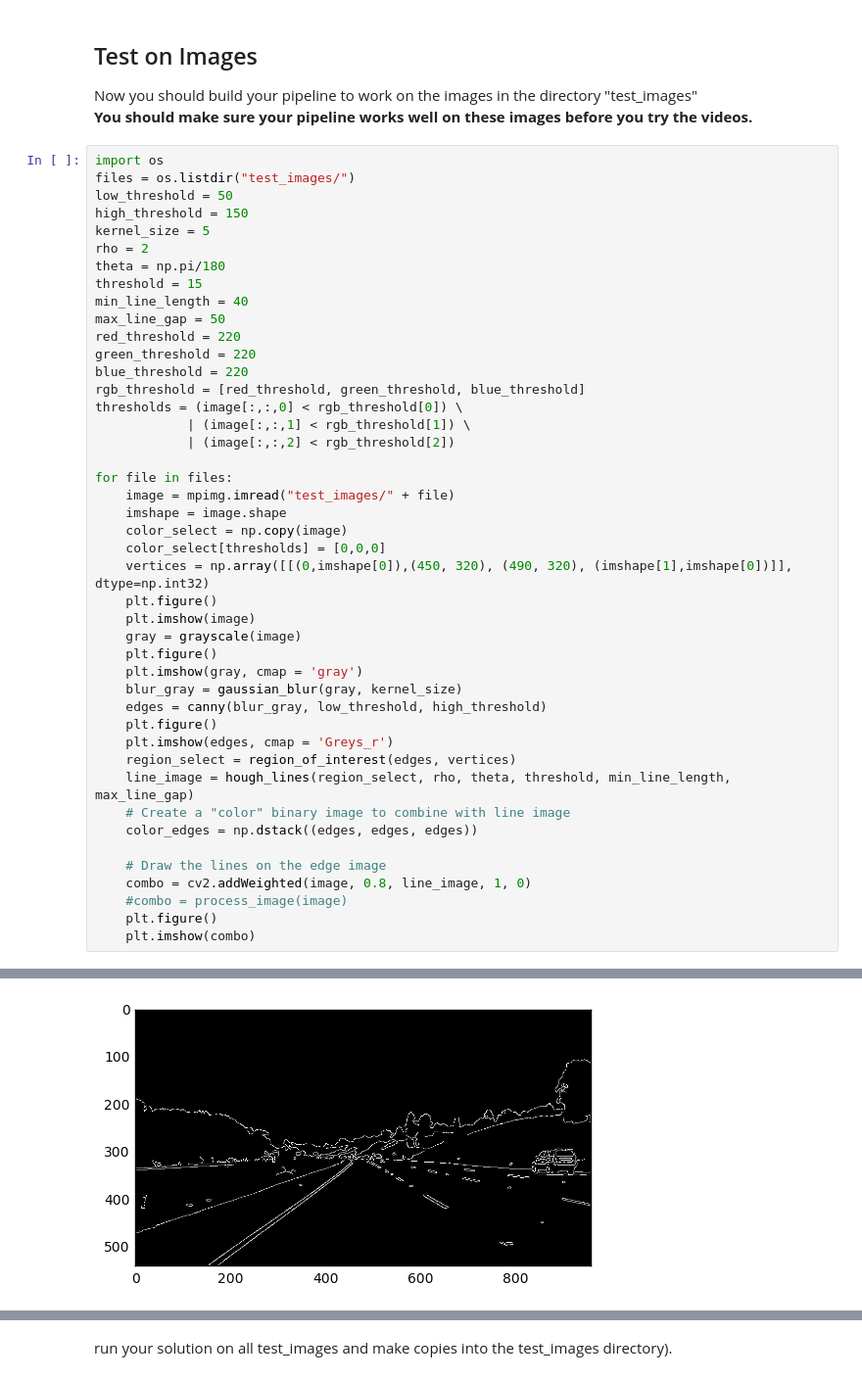
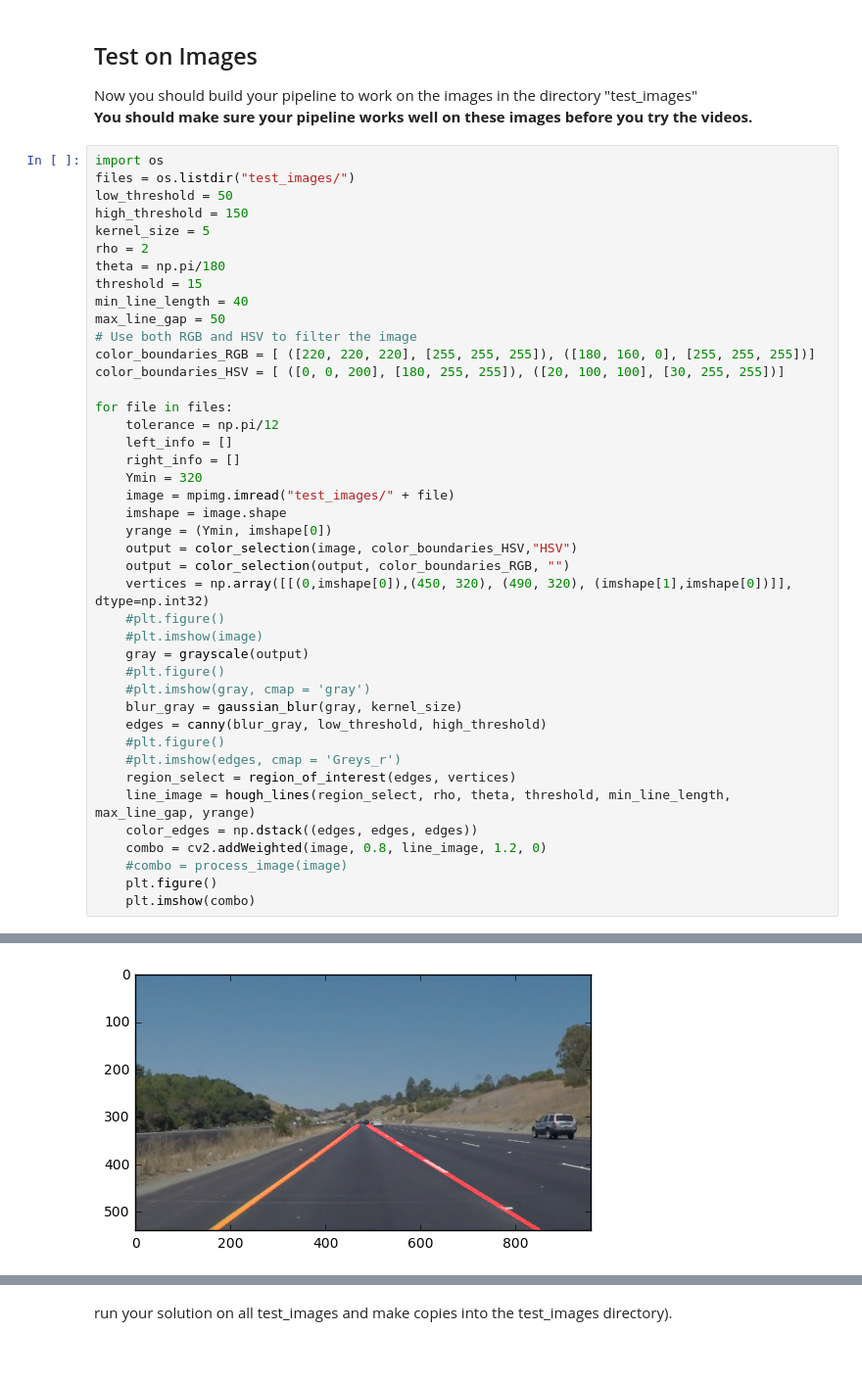
Before and after one commit to michaelzhang917/CarND-LaneLines-P1, a Jupyter notebook: P1.ipynb, the cells around one changed output, grey strips where cells are left out. Shown at 98% size. Saved outputs shown, nothing was run; the diff lists cells and outputs as text.

```diff
--- a/P1.ipynb
+++ b/P1.ipynb
@@ -170,36 +265,34 @@ theta = np.pi/180
 threshold = 15
 min_line_length = 40
 max_line_gap = 50
-red_threshold = 220
-green_threshold = 220
-blue_threshold = 220
-rgb_threshold = [red_threshold, green_threshold, blue_threshold]
-thresholds = (image[:,:,0] < rgb_threshold[0]) \
-            | (image[:,:,1] < rgb_threshold[1]) \
-            | (image[:,:,2] < rgb_threshold[2])
+# Use both RGB and HSV to filter the image
+color_boundaries_RGB = [ ([220, 220, 220], [255, 255, 255]), ([180, 160, 0], [255, 255, 255])]
+color_boundaries_HSV = [ ([0, 0, 200], [180, 255, 255]), ([20, 100, 100], [30, 255, 255])]
 
 for file in files:
+    tolerance = np.pi/12
+    left_info = []
+    right_info = []
+    Ymin = 320
     image = mpimg.imread("test_images/" + file)
     imshape = image.shape
-    color_select = np.copy(image)
-    color_select[thresholds] = [0,0,0]
+    yrange = (Ymin, imshape[0])
+    output = color_selection(image, color_boundaries_HSV,"HSV")
+    output = color_selection(output, color_boundaries_RGB, "")
     vertices = np.array([[(0,imshape[0]),(450, 320), (490, 320), (imshape[1],imshape[0])]], dtype=np.int32)
-    plt.figure()
-    plt.imshow(image)
-    gray = grayscale(image)
-    plt.figure()
-    plt.imshow(gray, cmap = 'gray')
+    #plt.figure()
+    #plt.imshow(image)
+    gray = grayscale(output)
+    #plt.figure()
+    #plt.imshow(gray, cmap = 'gray')
     blur_gray = gaussian_blur(gray, kernel_size)
     edges = canny(blur_gray, low_threshold, high_threshold)
-    plt.figure()
-    plt.imshow(edges, cmap = 'Greys_r')
+    #plt.figure()
+    #plt.imshow(edges, cmap = 'Greys_r')
     region_select = region_of_interest(edges, vertices)
-    line_image = hough_lines(region_select, rho, theta, threshold, min_line_length, max_line_gap)
-    # Create a "color" binary image to combine with line image
+    line_image = hough_lines(region_select, rho, theta, threshold, min_line_length, max_line_gap, yrange)
     color_edges = np.dstack((edges, edges, edges))
-
-    # Draw the lines on the edge image
-    combo = cv2.addWeighted(image, 0.8, line_image, 1, 0)
+    combo = cv2.addWeighted(image, 0.8, line_image, 1.2, 0)
     #combo = process_image(image)
     plt.figure()
     plt.imshow(combo)
@@ -209 +302 @@ for file in files:
-[figure, old version]
+[figure, new version]
```
Also changed, not shown: parts of 7 cells of this notebook, 4 other files.
